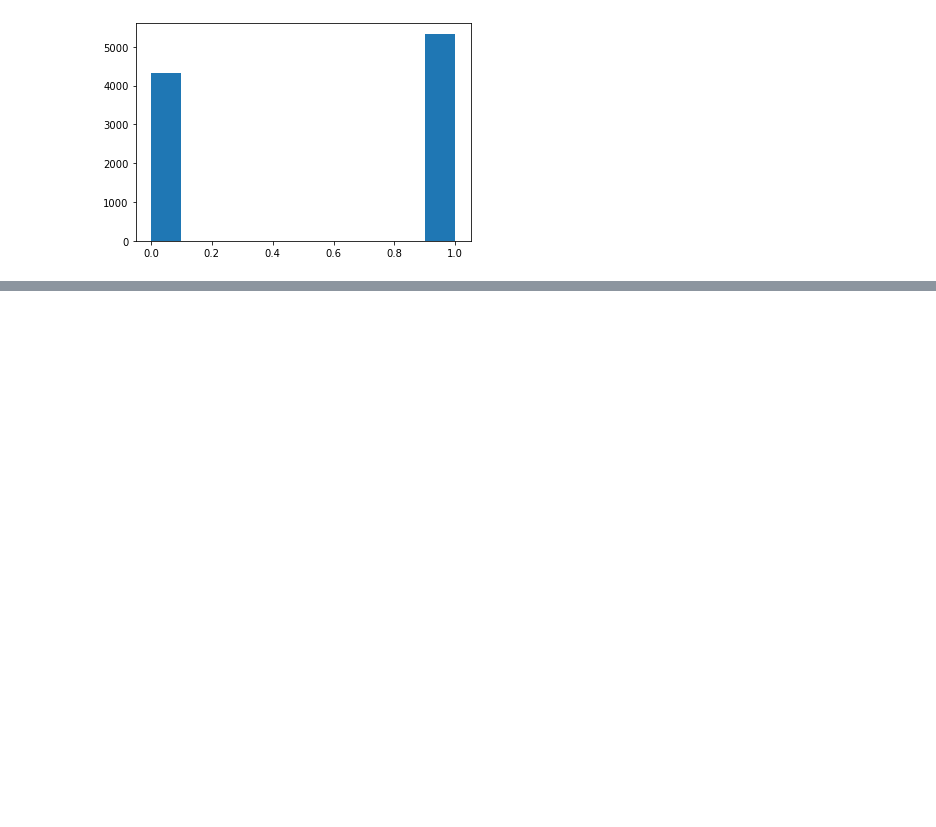
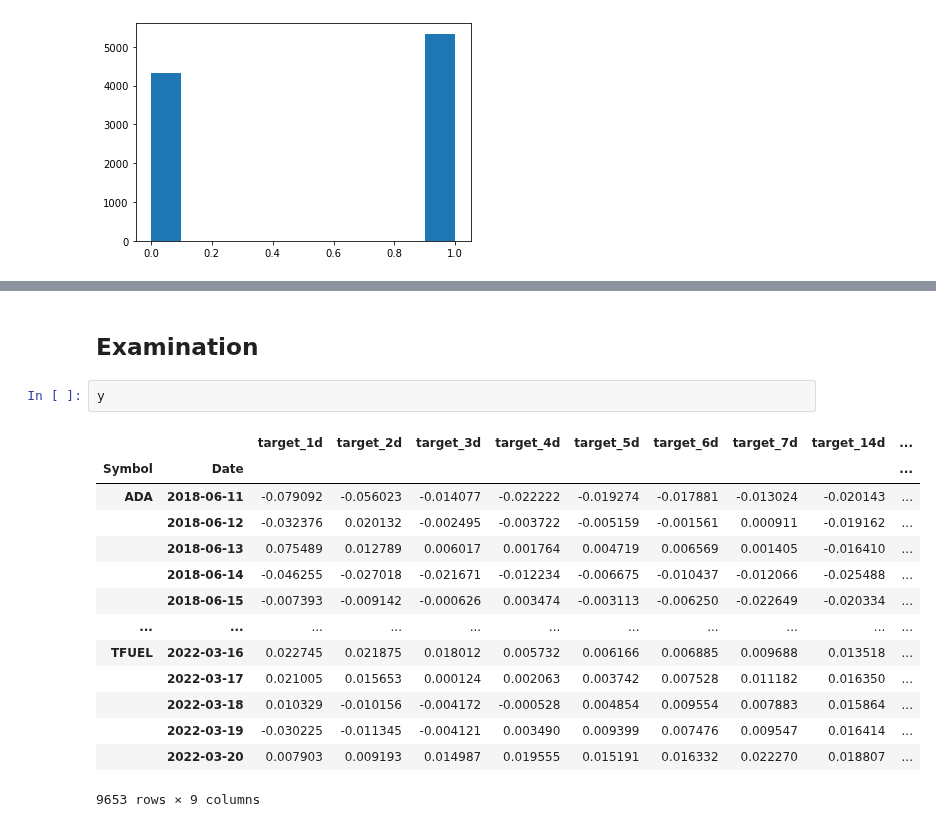
Before and after one commit to amicha02/ape_mining, a Jupyter notebook: notebooks/2.0-dv-ols-forest.ipynb, the cells around one changed output, grey strips where cells are left out. Cells and saved outputs as stored; diff of their text form; blank space fills up the shorter version.

```diff
--- a/notebooks/2.0-dv-ols-forest.ipynb
+++ b/notebooks/2.0-dv-ols-forest.ipynb
@@ -259,0 +321,19 @@ df['sentiment'] = simulated_sentiment_arr
+# %% [markdown]
+## Examination
+# %%
+y
+# %% [output]
+|  |  | target_1d | target_2d | target_3d | target_4d | target_5d | target_6d | target_7d | target_14d | ... |
+| Symbol | Date |  |  |  |  |  |  |  |  | ... |
+| ADA | 2018-06-11 | -0.079092 | -0.056023 | -0.014077 | -0.022222 | -0.019274 | -0.017881 | -0.013024 | -0.020143 | ... |
+|  | 2018-06-12 | -0.032376 | 0.020132 | -0.002495 | -0.003722 | -0.005159 | -0.001561 | 0.000911 | -0.019162 | ... |
+|  | 2018-06-13 | 0.075489 | 0.012789 | 0.006017 | 0.001764 | 0.004719 | 0.006569 | 0.001405 | -0.016410 | ... |
+|  | 2018-06-14 | -0.046255 | -0.027018 | -0.021671 | -0.012234 | -0.006675 | -0.010437 | -0.012066 | -0.025488 | ... |
+|  | 2018-06-15 | -0.007393 | -0.009142 | -0.000626 | 0.003474 | -0.003113 | -0.006250 | -0.022649 | -0.020334 | ... |
+| ... | ... | ... | ... | ... | ... | ... | ... | ... | ... | ... |
+| TFUEL | 2022-03-16 | 0.022745 | 0.021875 | 0.018012 | 0.005732 | 0.006166 | 0.006885 | 0.009688 | 0.013518 | ... |
+|  | 2022-03-17 | 0.021005 | 0.015653 | 0.000124 | 0.002063 | 0.003742 | 0.007528 | 0.011182 | 0.016350 | ... |
+|  | 2022-03-18 | 0.010329 | -0.010156 | -0.004172 | -0.000528 | 0.004854 | 0.009554 | 0.007883 | 0.015864 | ... |
+|  | 2022-03-19 | -0.030225 | -0.011345 | -0.004121 | 0.003490 | 0.009399 | 0.007476 | 0.009547 | 0.016414 | ... |
+|  | 2022-03-20 | 0.007903 | 0.009193 | 0.014987 | 0.019555 | 0.015191 | 0.016332 | 0.022270 | 0.018807 | ... |
+9653 rows × 9 columns
```
Also changed, not shown: parts of 8 cells of this notebook.
